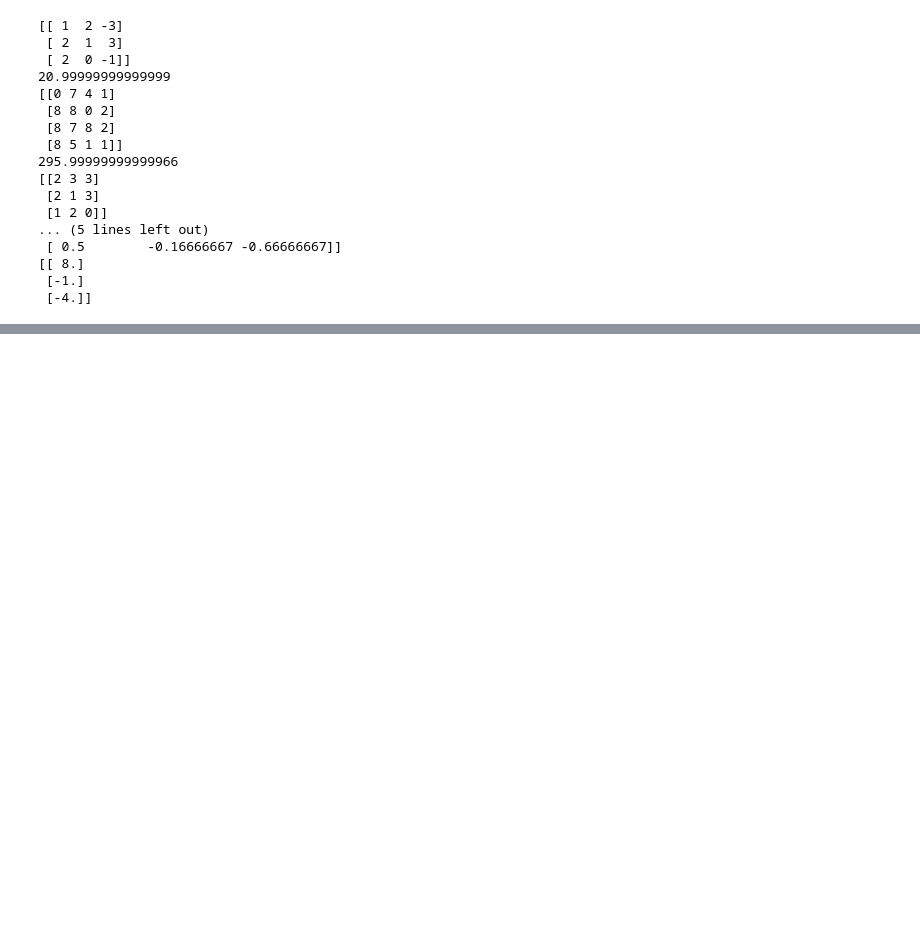
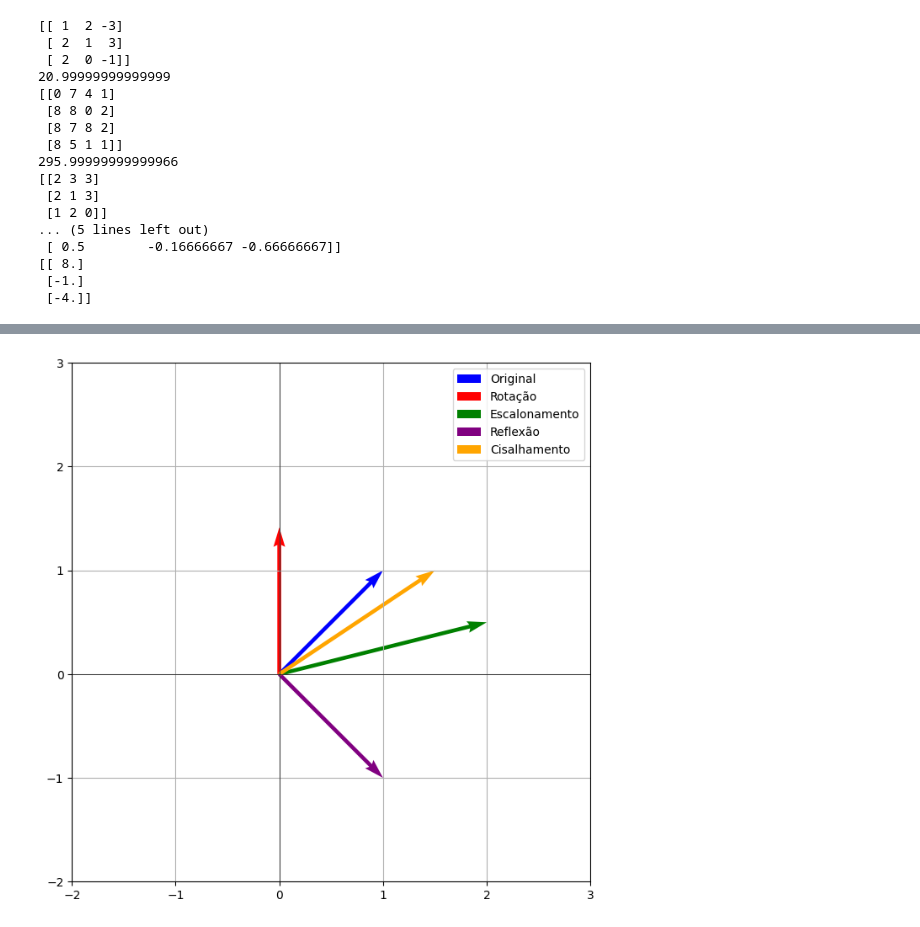
Before and after one commit to eltongaspar/python, a Jupyter notebook: #adatec - 01.ipynb, the cells around one changed output, grey strips where cells are left out. Drawn from its saved outputs; the diff is of its cells as text; code cells hidden in the pictures; blank space fills up the shorter version.

```diff
--- a/#adatec - 01.ipynb
+++ b/#adatec - 01.ipynb
@@ -980,0 +1032,53 @@ print(x)
+# %%
+import numpy as np
+import matplotlib.pyplot as plt
+
+# Vetor de exemplo
+vetor = np.array([1, 1])
+
+# Rotação
+theta = np.pi / 4  # 45 graus
+rotacao = np.array([[np.cos(theta), -np.sin(theta)], [np.sin(theta), np.cos(theta)]])
+vetor_rotacionado = np.dot(rotacao, vetor)
+
+# Escalonamento
+escalonamento = np.array([[2, 0], [0, 0.5]])
+vetor_escalado = np.dot(escalonamento, vetor)
+
+# Reflexão
+reflexao_x = np.array([[1, 0], [0, -1]])
+vetor_refletido_x = np.dot(reflexao_x, vetor)
+
+# Cisalhamento
+cisalhamento_horizontal = np.array([[1, 0.5], [0, 1]])
+vetor_cisalhado = np.dot(cisalhamento_horizontal, vetor)
+
+# Plotando os vetores
+plt.figure(figsize=(10, 8))
+
+# Original
+plt.quiver(0, 0, vetor[0], vetor[1], angles='xy', scale_units='xy', scale=1, color='b', label='Original')
+
+# Rotação
+plt.quiver(0, 0, vetor_rotacionado[0], vetor_rotacionado[1], angles='xy', scale_units='xy', scale=1, color='r', label='Rotação')
+
+# Escalonamento
+plt.quiver(0, 0, vetor_escalado[0], vetor_escalado[1], angles='xy', scale_units='xy', scale=1, color='g', label='Escalonamento')
+
+# Reflexão
+plt.quiver(0, 0, vetor_refletido_x[0], vetor_refletido_x[1], angles='xy', scale_units='xy', scale=1, color='purple', label='Reflexão')
+
+# Cisalhamento
+plt.quiver(0, 0, vetor_cisalhado[0], vetor_cisalhado[1], angles='xy', scale_units='xy', scale=1, color='orange', label='Cisalhamento')
+
+# Configurando o gráfico
+plt.xlim(-2, 3)
+plt.ylim(-2, 3)
+plt.axhline(0, color='black',linewidth=0.5)
+plt.axvline(0, color='black',linewidth=0.5)
+plt.grid(True)
+plt.legend()
+plt.gca().set_aspect('equal', adjustable='box')
+plt.show()
+# %% [output]
+[figure, added]
```
Also changed, not shown: parts of 4 cells of this notebook.
